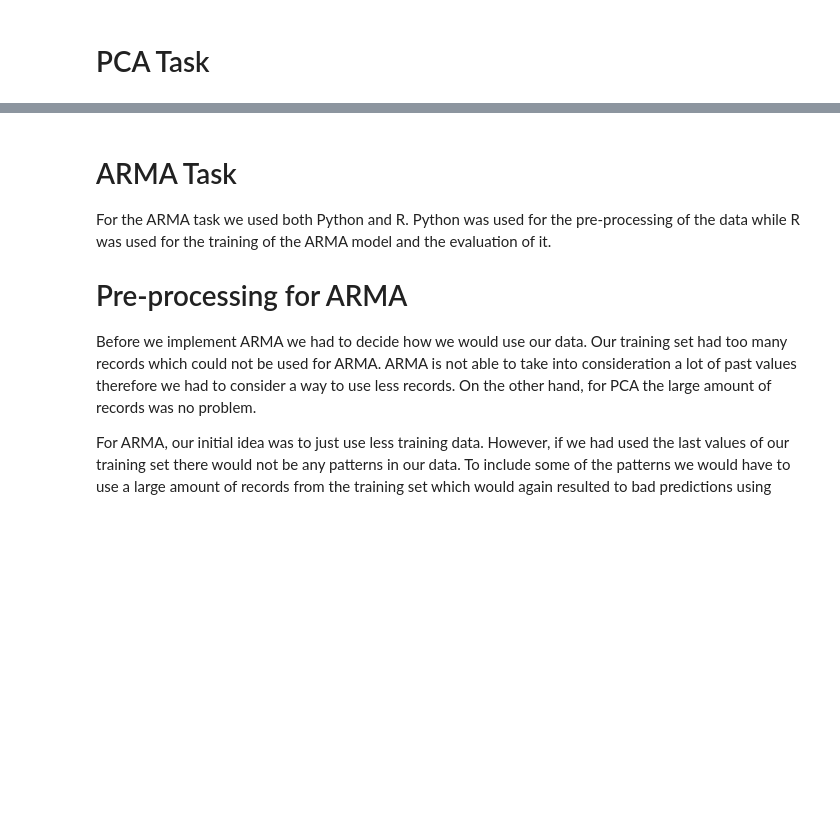
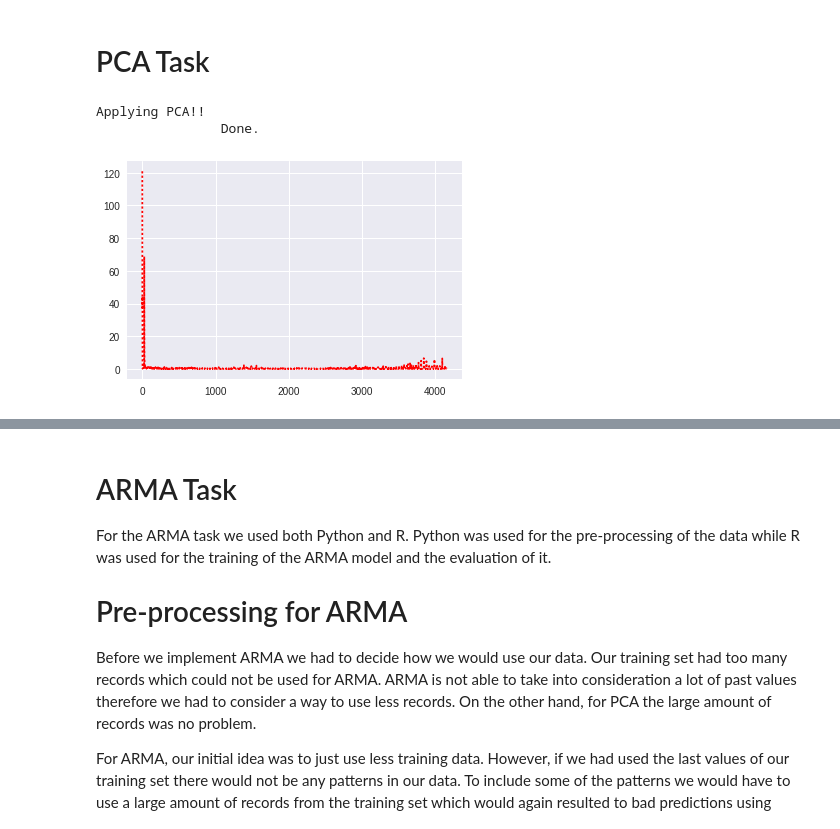
Before and after one commit to ajayaadhikari/Cyber-Data-Analytics, a Jupyter notebook: Assignment_2/CDA-Report.ipynb, the cells around one changed output, grey strips where cells are left out. Saved outputs shown, nothing was run; the diff lists cells and outputs as text; code cells hidden in the pictures; blank space fills up the shorter version.

```diff
--- a/Assignment_2/CDA-Report.ipynb
+++ b/Assignment_2/CDA-Report.ipynb
@@ -200,0 +230,8 @@ Last record of the testing set:  2/1/2016 2:59:59 PM
+# %%
+def get_pca(training_data):
+    # Get the principal components
+    print("Applying PCA!!")
+    ipca = IncrementalPCA()
+    ipca.fit(training_data)
+    print("\t\tDone.")
+    return ipca
@@ -200,0 +269,30 @@ Last record of the testing set:  2/1/2016 2:59:59 PM
+# %%
+def get_residuals(training_data, testing_data):
+    # Get the high variance and low variance space
+    high_variance_projection_matrix, low_variance_projection_matrix = get_high_low_projection_matrices(training_data)
+
+    # This lambda function returns the squared prediction error of a record
+    squared_prediction_error = lambda v: np.square(np.linalg.norm(np.dot(low_variance_projection_matrix, np.transpose(v))))
+    # This lambda function applies the squared_prediction_error on each of the record of a given container
+    compute_residuals = lambda container: map(lambda index: squared_prediction_error(container[index]), range(len(container)))
+
+    return list(compute_residuals(training_data)), list(compute_residuals(testing_data))
+# %%
+# Tranform the training set by replacing records of every 120 seconds with one record that takes the mean of all these records
+# Sample the testing set by the given sampling rate
+interval_sampling_training = 120
+sampling_testing_rate = 0.005
+sampled_training_set_pca, sampled_testing_set_pca, testing_labels_pca = \
+        get_sampled_and_normalized_dataset_pca(training_set, testing_set, interval_sampling_training,sampling_testing_rate)
+
+# Get pca eigenvector using the training_set
+# Compute the PCA residuals on the training and testing set
+training_residuals, testing_residuals = get_residuals(sampled_training_set_pca, sampled_testing_set_pca)
+# %% [output]
+Applying PCA!!
+                Done.
+# %%
+plt.plot(range(len(training_residuals)), training_residuals, "r:")
+plt.show()
+# %% [output]
+[figure, added]
```
Also changed, not shown: parts of 21 cells of this notebook.
